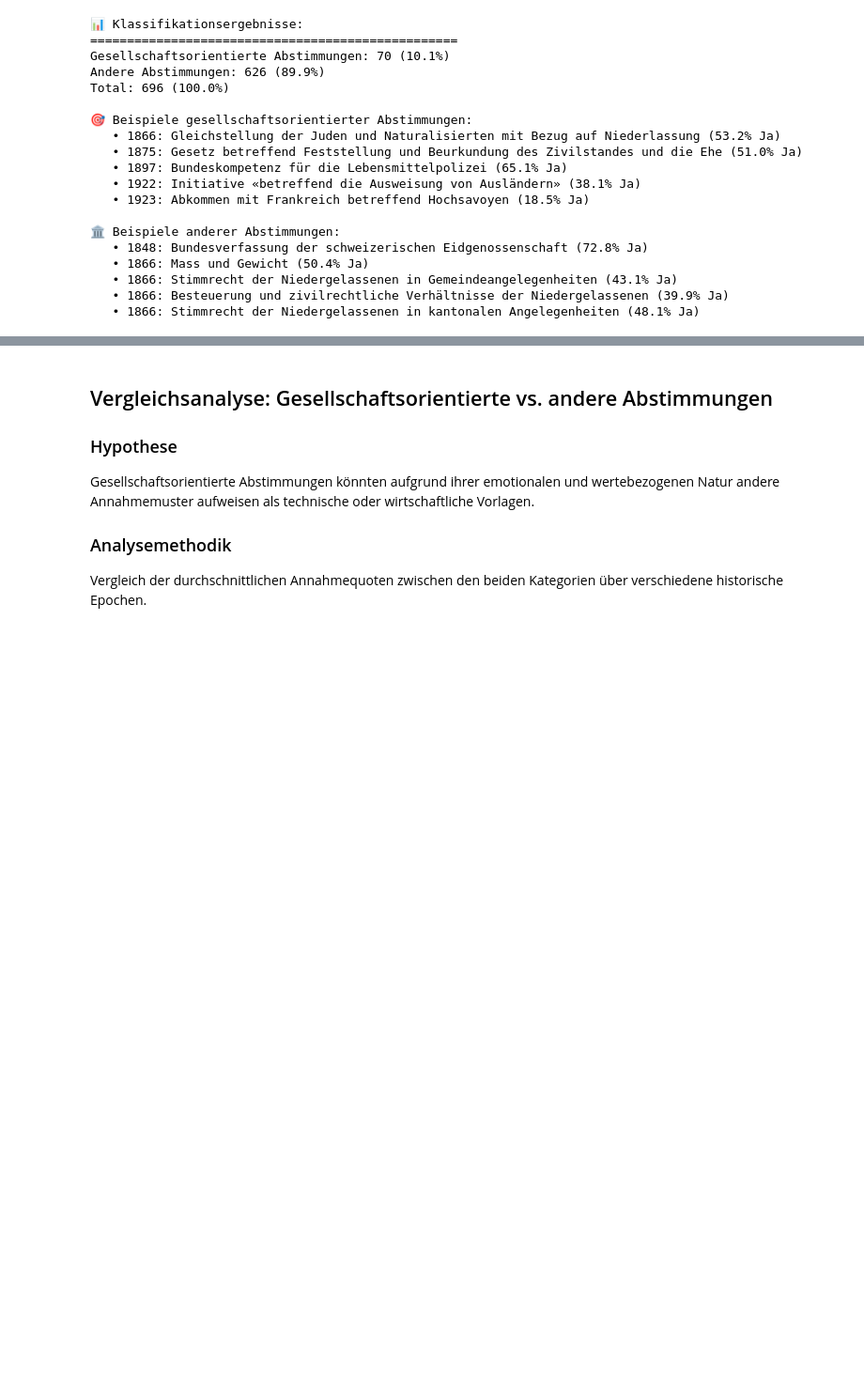
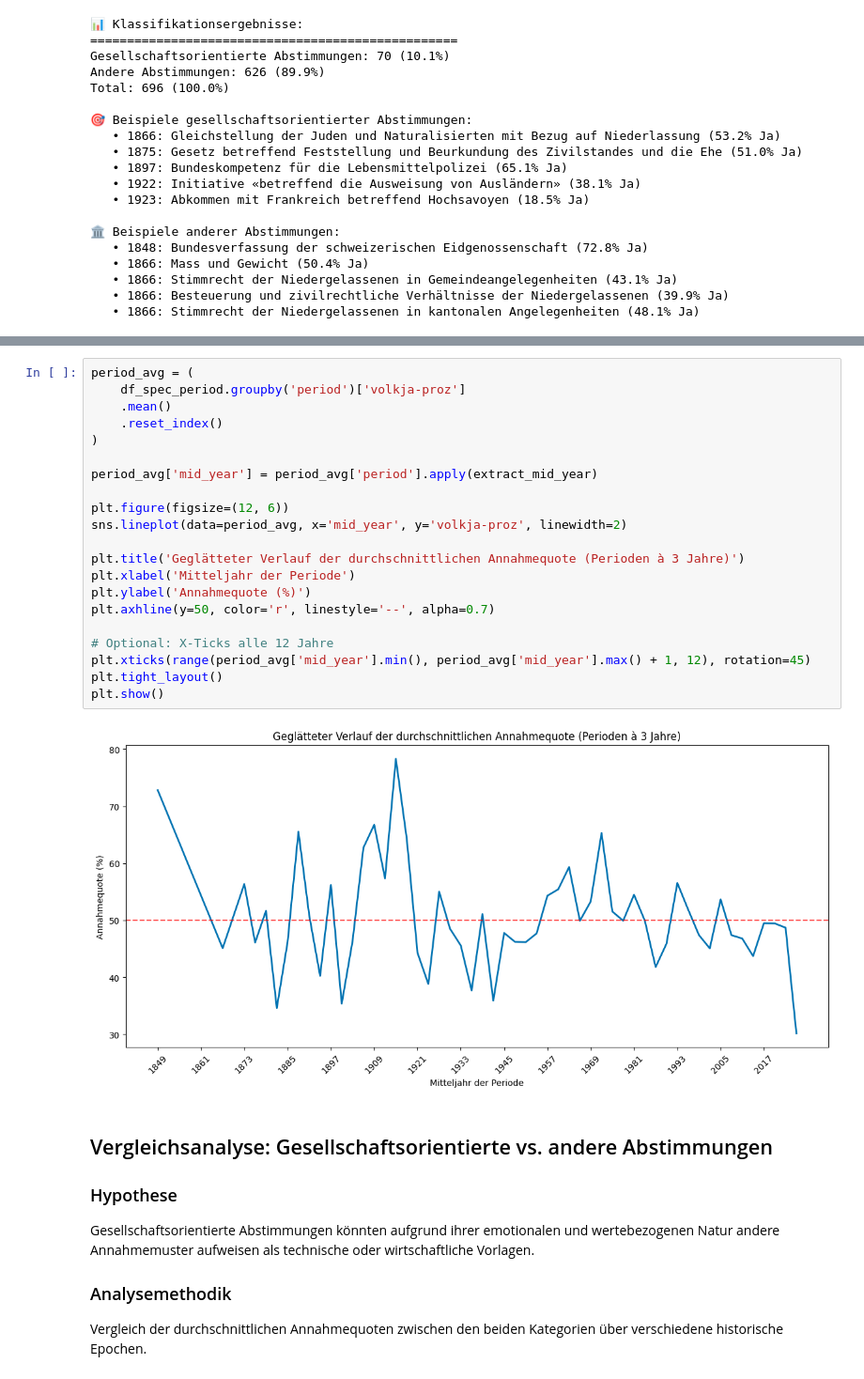
Before and after one commit to Roberto-info/CDA2-Demokratie-Challange, a Jupyter notebook: analyse_grob.ipynb, the cells around one changed output, grey strips where cells are left out. Shown at 94% size. Cells and saved outputs as stored; diff of their text form; blank space fills up the shorter version.

```diff
--- a/analyse_grob.ipynb
+++ b/analyse_grob.ipynb
@@ -299,3 +354,26 @@ Total: 696 (100.0%)
+# %%
+period_avg = (
+    df_spec_period.groupby('period')['volkja-proz']
+    .mean()
+    .reset_index()
+)
+
+period_avg['mid_year'] = period_avg['period'].apply(extract_mid_year)
+
+plt.figure(figsize=(12, 6))
+sns.lineplot(data=period_avg, x='mid_year', y='volkja-proz', linewidth=2)
+
+plt.title('Geglätteter Verlauf der durchschnittlichen Annahmequote (Perioden à 3 Jahre)')
+plt.xlabel('Mitteljahr der Periode')
+plt.ylabel('Annahmequote (%)')
+plt.axhline(y=50, color='r', linestyle='--', alpha=0.7)
+
+# Optional: X-Ticks alle 12 Jahre
+plt.xticks(range(period_avg['mid_year'].min(), period_avg['mid_year'].max() + 1, 12), rotation=45)
+plt.tight_layout()
+plt.show()
+# %% [output]
+[figure, added]
 # %% [markdown]
 ## Vergleichsanalyse: Gesellschaftsorientierte vs. andere Abstimmungen
 
```
Also changed, not shown: parts of 4 cells of this notebook, 1 other file.
